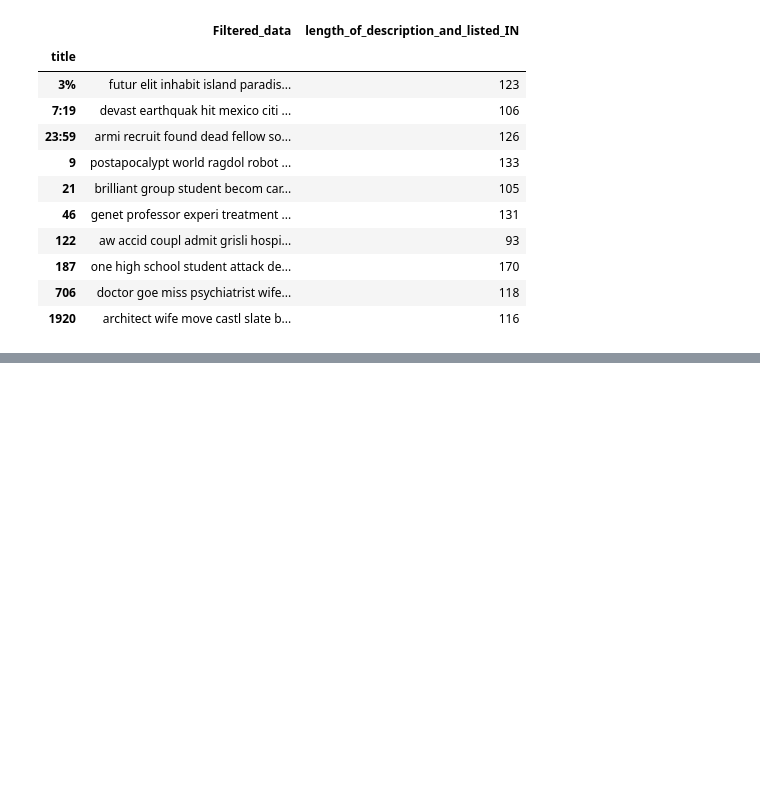
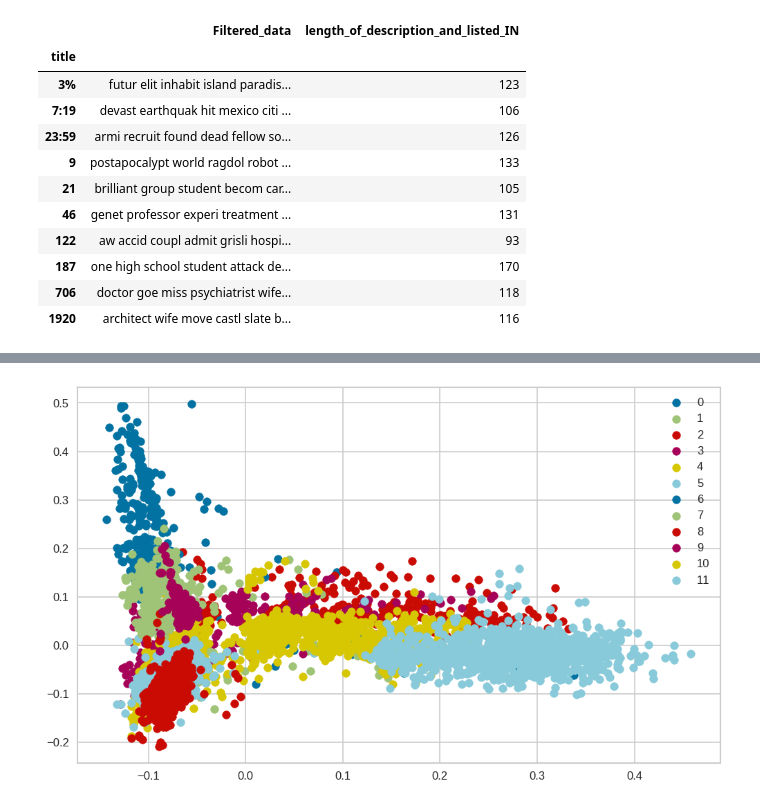
Before and after one commit to ZeeshanAhmed95/Capstone-NLP-NETFLIX-MOVIES-AND-TV-SHOWS-CLUSTERING, a Jupyter notebook: NETFLIX_MOVIES_AND_TV_SHOWS_CLUSTERING.ipynb, the cells around one changed output, grey strips where cells are left out. Cells and saved outputs as stored; diff of their text form; code cells hidden in the pictures; blank space fills up the shorter version.

```diff
--- a/NETFLIX_MOVIES_AND_TV_SHOWS_CLUSTERING.ipynb
+++ b/NETFLIX_MOVIES_AND_TV_SHOWS_CLUSTERING.ipynb
@@ -801,5 +783,0 @@ array([0, 3, 3, ..., 4, 0, 4], dtype=int32)
-# %%
-plt.scatter(X[:, 0], X[:, 1], c=y_kmeans, s=50, cmap='viridis')
-
-centers = kmeans.cluster_centers_
-plt.scatter(centers[:, 0], centers[:, 1], c='black', s=200, alpha=0.5)
@@ -824,0 +933,19 @@ Text(0, 0.5, 'WCSS')
+# %%
+
+plt.figure(figsize=(10,6), dpi=120)
+
+kmeans= KMeans(n_clusters=12, init= 'k-means++', random_state=9)
+kmeans.fit(X)
+
+#predict the labels of clusters.
+label = kmeans.fit_predict(X)
+#Getting unique labels
+unique_labels = np.unique(label)
+
+#plotting the results:
+for i in unique_labels:
+    plt.scatter(X[label == i , 0] , X[label == i , 1] , label = i)
+plt.legend()
+plt.show()
+# %% [output]
+[figure, added]
```
Also changed, not shown: parts of 24 cells of this notebook.
